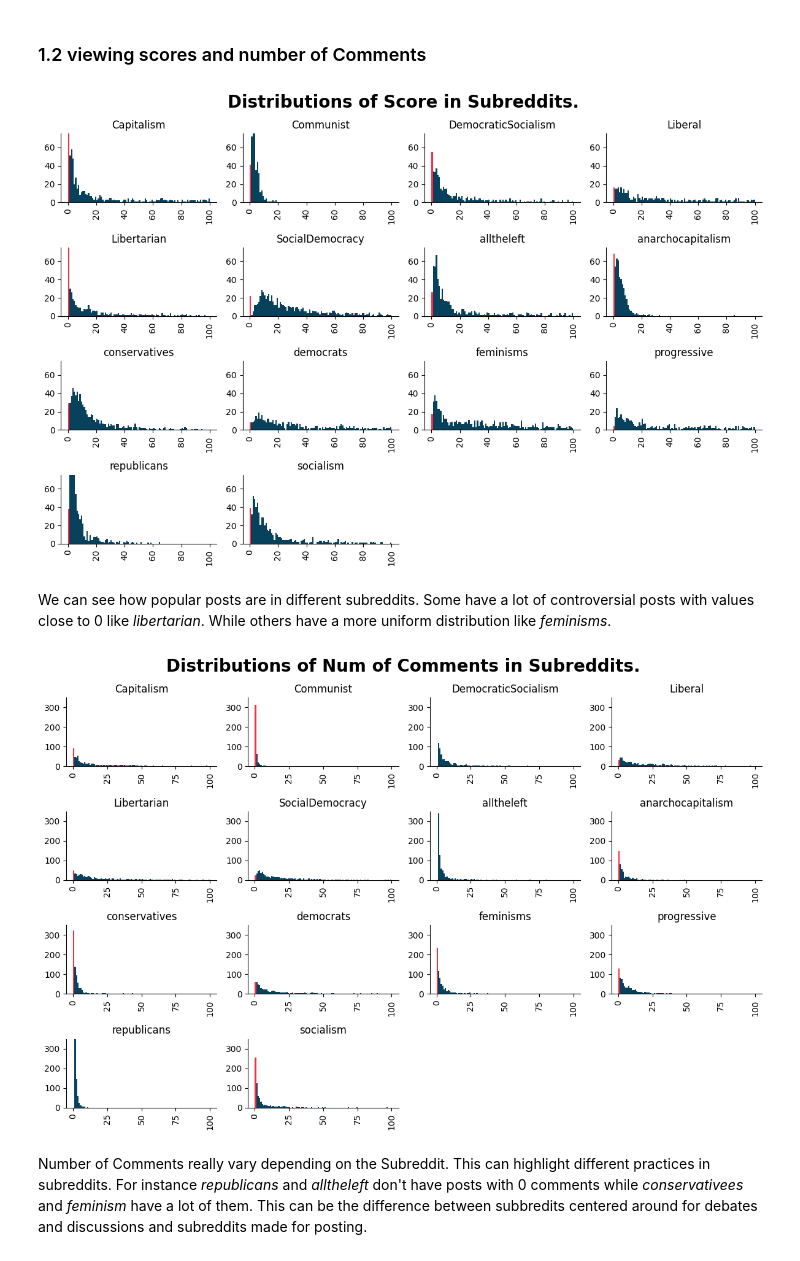
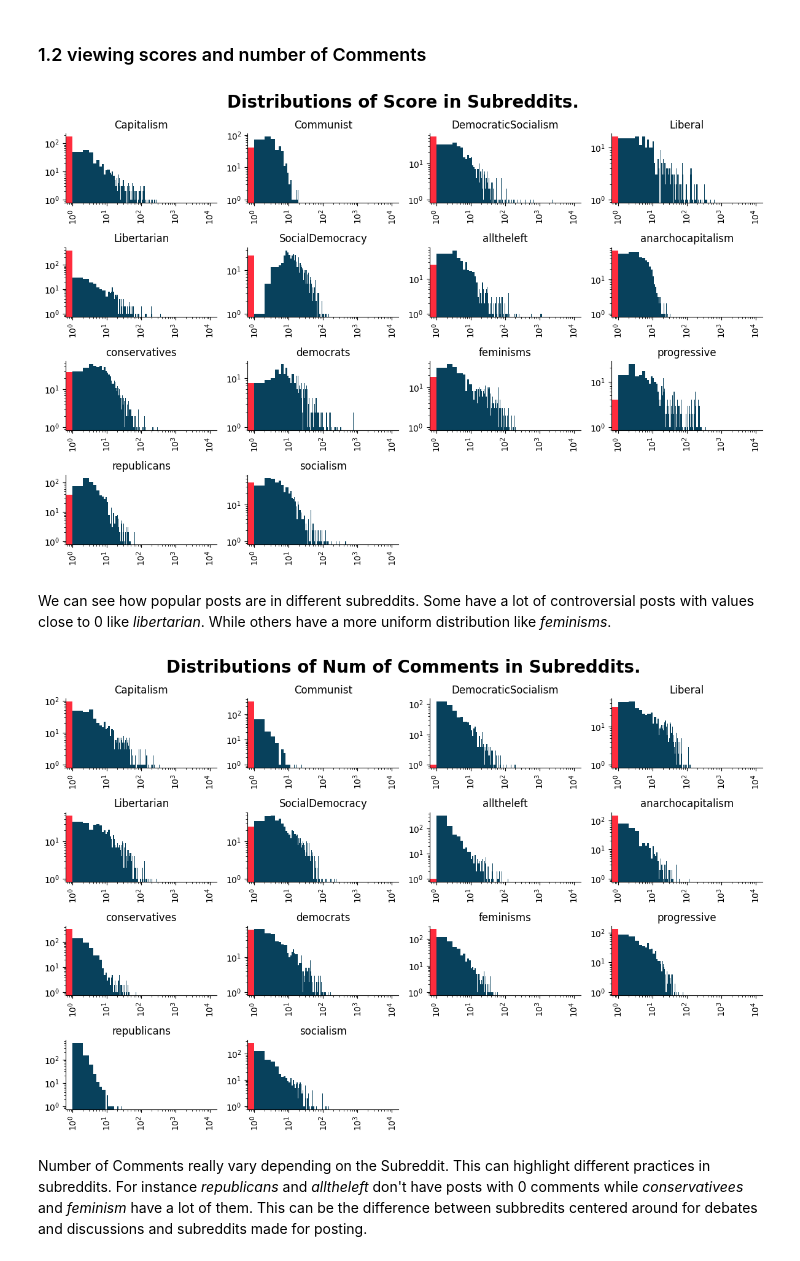
Before and after one commit to nathanaelambert/ConservativesLiberals, a Jupyter notebook: base_analysis.ipynb, the cells around one changed output. Cells and saved outputs as stored; diff of their text form; code cells hidden in the pictures.

Commit message:
latex graphs

```diff
--- a/base_analysis.ipynb
+++ b/base_analysis.ipynb
@@ -53,7 +53,11 @@ def plot_subreddit(column, x_max=400, y_max=500, bin_size=10):
     plt.suptitle(f"Distributions of {column} in Subreddits.", fontsize=20, fontweight='bold', y=0.98)
 
     for ax in np.ravel(axes):
-        ax.set_ylim(0, y_max)
+        # ax.set_ylim(0, y_max)
+        ax.set_yscale('log')
+        ax.set_xscale('log')
+
+
         ax.spines['top'].set_visible(False)
         ax.spines['right'].set_visible(False)
         if len(ax.patches) > 0:
@@ -61,15 +65,15 @@ def plot_subreddit(column, x_max=400, y_max=500, bin_size=10):
     plt.tight_layout()
     plt.show()
 # %%
-plot_subreddit("Score", 100, 75, 1)
+plot_subreddit("Score", 10000, 1000, 1)
 # %% [output]
-[figure, old version]
+[figure, new version]
 # %% [markdown]
 We can see how popular posts are in different subreddits. Some have a lot of controversial posts with values close to 0 like *libertarian*. While others have a more uniform distribution like *feminisms*.
 # %%
-plot_subreddit('Num of Comments', 100, 350, 1)
+plot_subreddit('Num of Comments', 10000, 1000, 1)
 # %% [output]
-[figure, old version]
+[figure, new version]
 # %% [markdown]
 Number of Comments really vary depending on the Subreddit. This can highlight different practices in subreddits. For instance *republicans* and *alltheleft* don't have posts with 0 comments while *conservativees* and *feminism* have a lot of them. This can be the difference between subbredits centered around for debates and discussions and subreddits made for posting.
 # %% [markdown]
```
Also changed, not shown: parts of 21 cells of this notebook.
